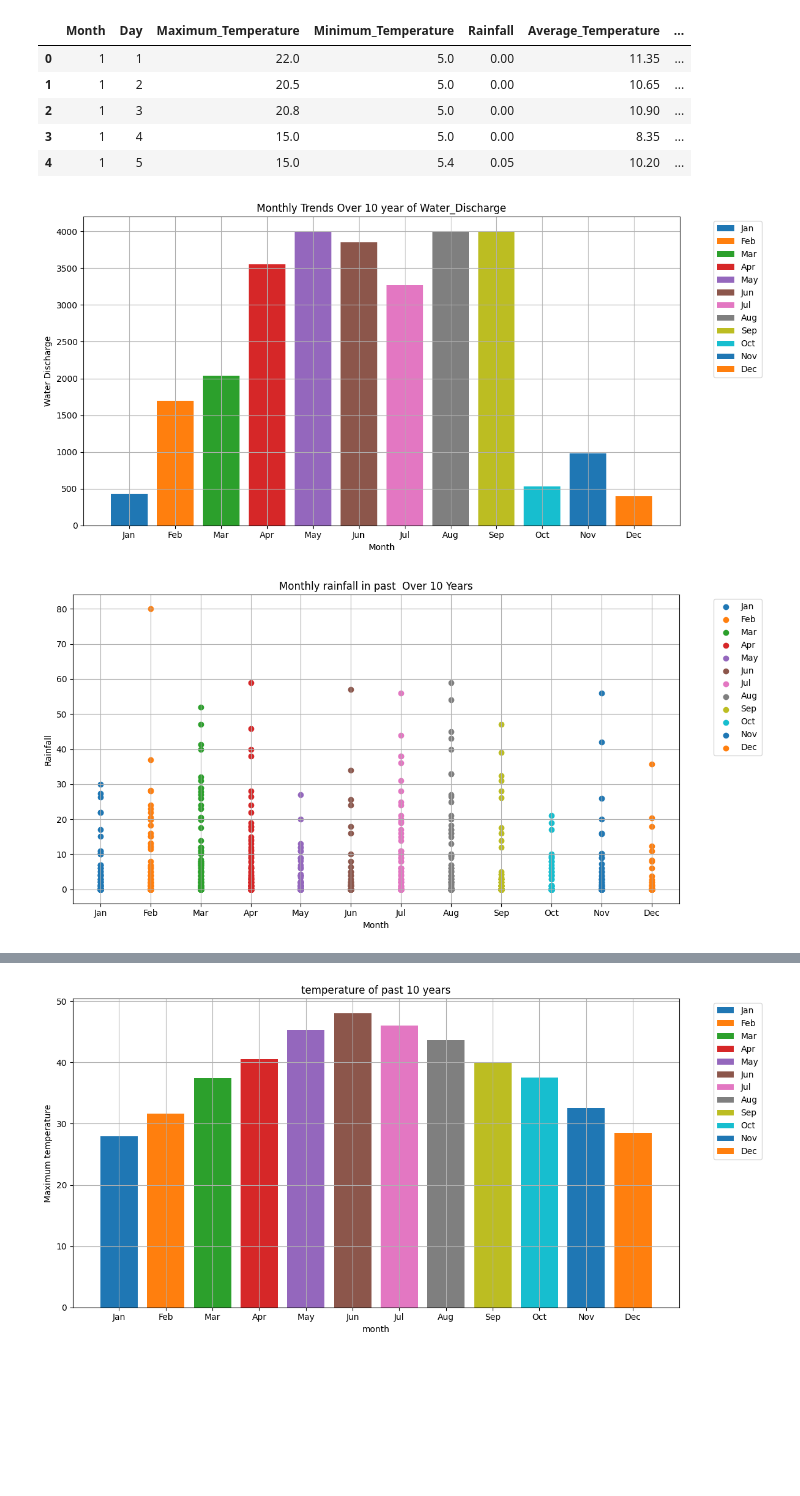
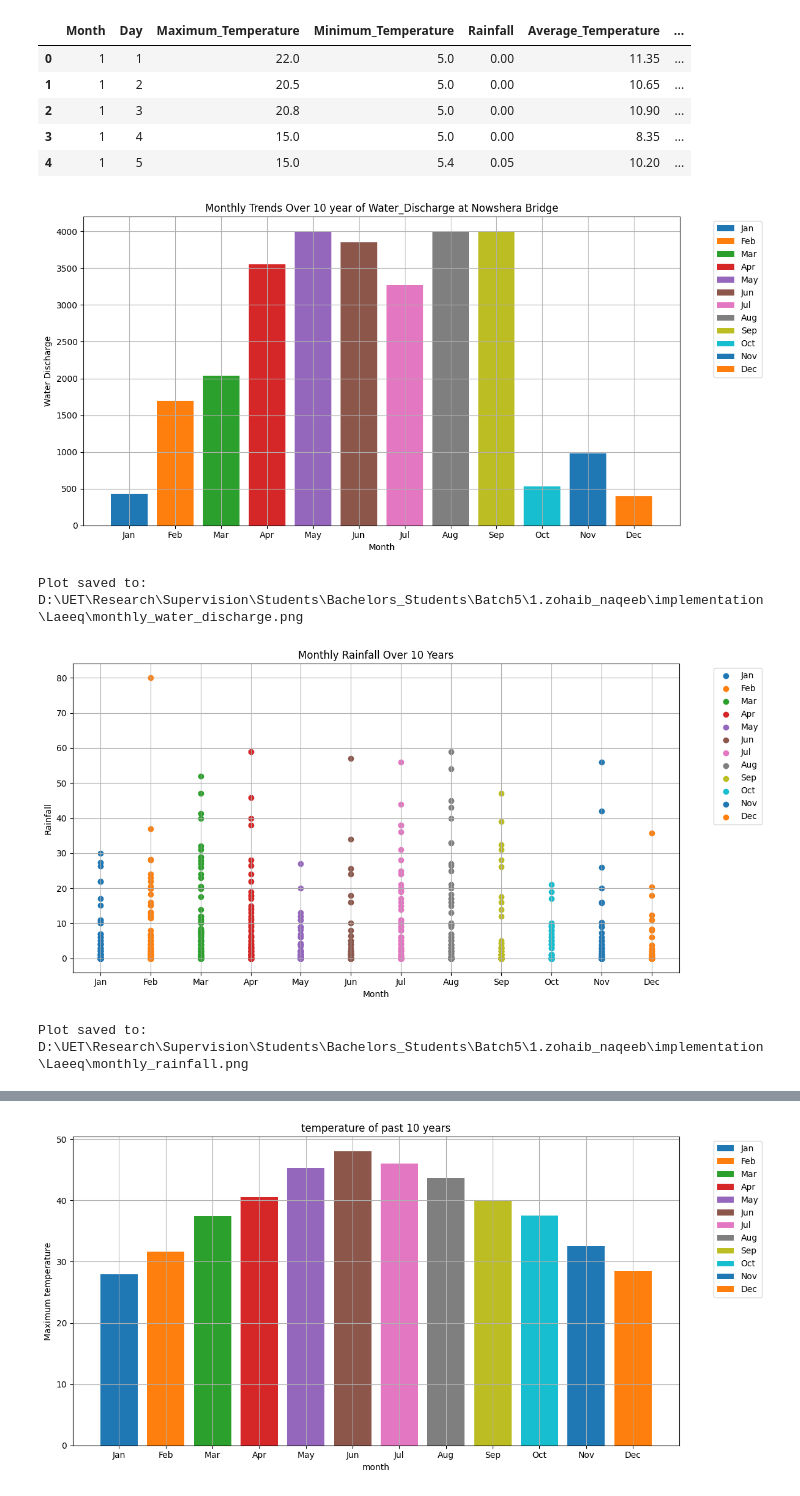
Before and after one commit to laeeq80/RiverStreamflowPrediction2.0, a Jupyter notebook: riverflow.ipynb, the cells around one changed output, grey strips where cells are left out. Cells and saved outputs as stored; diff of their text form; code cells hidden in the pictures; blank space fills up the shorter version.

```diff
--- a/riverflow.ipynb
+++ b/riverflow.ipynb
@@ -180,43 +172,57 @@ df.head()
 | 3 | 1 | 4 | 15.0 | 5.0 | 0.00 | 8.35 | ... |
 | 4 | 1 | 5 | 15.0 | 5.4 | 0.05 | 10.20 | ... |
 # %%
-#
+import os
 import calendar
+
+# Save plot in the same folder as flood_data.xlsx
+save_path = os.path.join(os.path.dirname(os.path.abspath('flood_data.xlsx')), 'monthly_water_discharge.png')
+
 plt.figure(figsize=(12, 6))
-
 for month in df['Month'].unique():
-
     monthly_data = df[df['Month'] == month]
     plt.bar(monthly_data['Month'], monthly_data['Water_Discharge'], label=calendar.month_abbr[int(month)])
-plt.xticks(ticks=range(1,13),labels=calendar.month_abbr[1:13])
+
+plt.xticks(ticks=range(1,13), labels=calendar.month_abbr[1:13])
 plt.xlabel('Month')
 plt.ylabel('Water Discharge')
-plt.title('Monthly Trends Over 10 year of Water_Discharge')
+plt.title('Monthly Trends Over 10 year of Water_Discharge at Nowshera Bridge')
 plt.legend(bbox_to_anchor=(1.05, 1), loc='upper left')
 plt.grid(True)
 plt.tight_layout()
+
+plt.savefig(save_path, dpi=150, bbox_inches='tight')
 plt.show()
+
+print(f"Plot saved to: {save_path}")
 # %% [output]
-[figure, old version]
+[figure, new version]
+Plot saved to: D:\UET\Research\Supervision\Students\Bachelors_Students\Batch5\1.zohaib_naqeeb\implementation\Laeeq\monthly_water_discharge.png
 # %%
 import matplotlib.pyplot as plt
+import calendar
+import os
 
+# Save path same folder as flood_data.xlsx
+save_path = os.path.join(os.path.dirname(os.path.abspath('flood_data.xlsx')), 'monthly_rainfall.png')
 
 plt.figure(figsize=(12, 6))
-
 for month in df['Month'].unique():
     monthly_data = df[df['Month'] == month]
     plt.scatter(monthly_data['Month'], monthly_data['Rainfall'], label=calendar.month_abbr[int(month)])
 
-# Set x-ticks to month names
-plt.xticks(ticks=range(1, 13), labels=calendar.month_abbr[1:13])  # Jan to Dec
-
+plt.xticks(ticks=range(1, 13), labels=calendar.month_abbr[1:13])
 plt.xlabel('Month')
 plt.ylabel('Rainfall')
-plt.title('Monthly rainfall in past  Over 10 Years')
+plt.title('Monthly Rainfall Over 10 Years')
 plt.legend(bbox_to_anchor=(1.05, 1), loc='upper left')
 plt.grid(True)
 plt.tight_layout()
+
+plt.savefig(save_path, dpi=150, bbox_inches='tight')
 plt.show()
+
+print(f"Plot saved to: {save_path}")
 # %% [output]
-[figure, old version]
+[figure, new version]
+Plot saved to: D:\UET\Research\Supervision\Students\Bachelors_Students\Batch5\1.zohaib_naqeeb\implementation\Laeeq\monthly_rainfall.png
```
Also changed, not shown: parts of 13 cells of this notebook.
